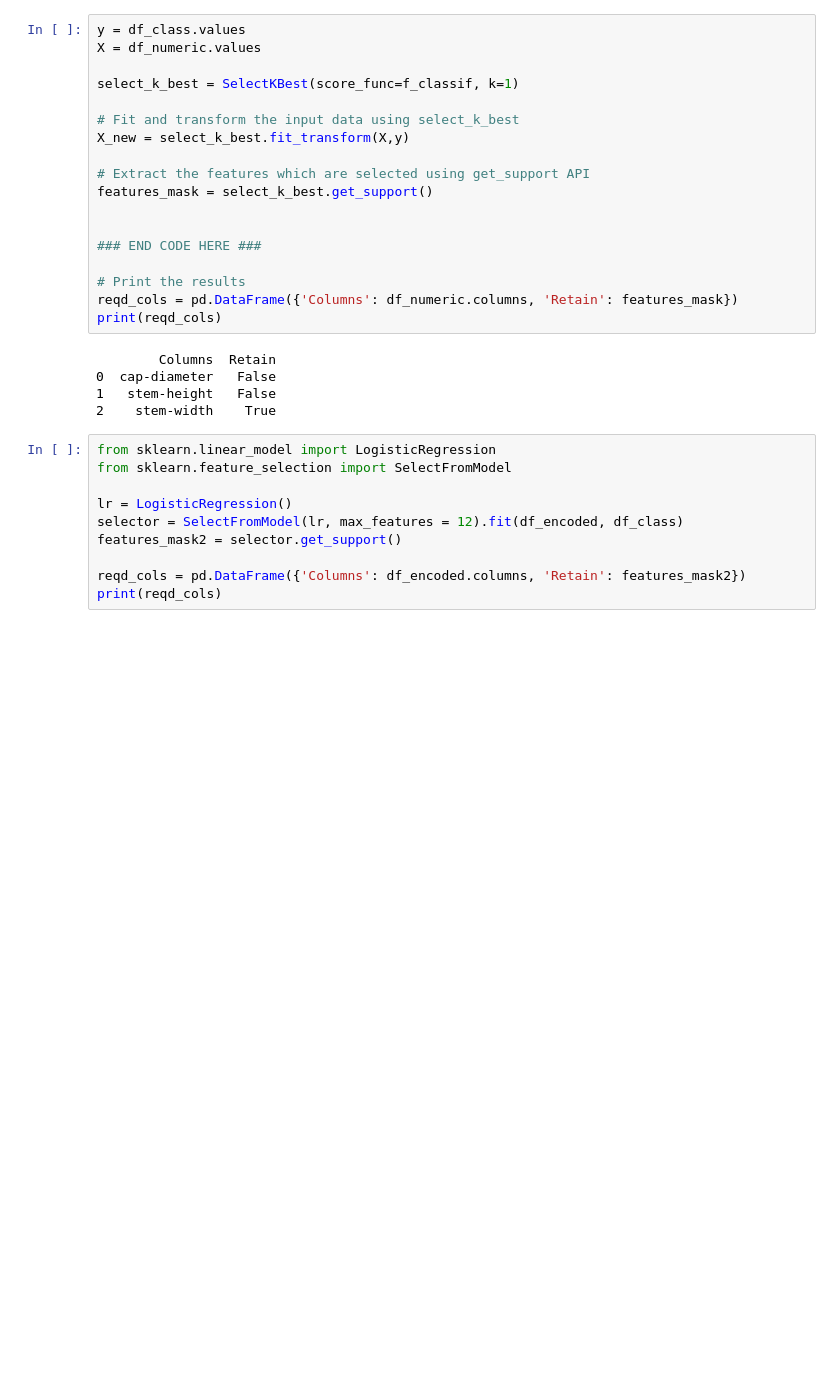
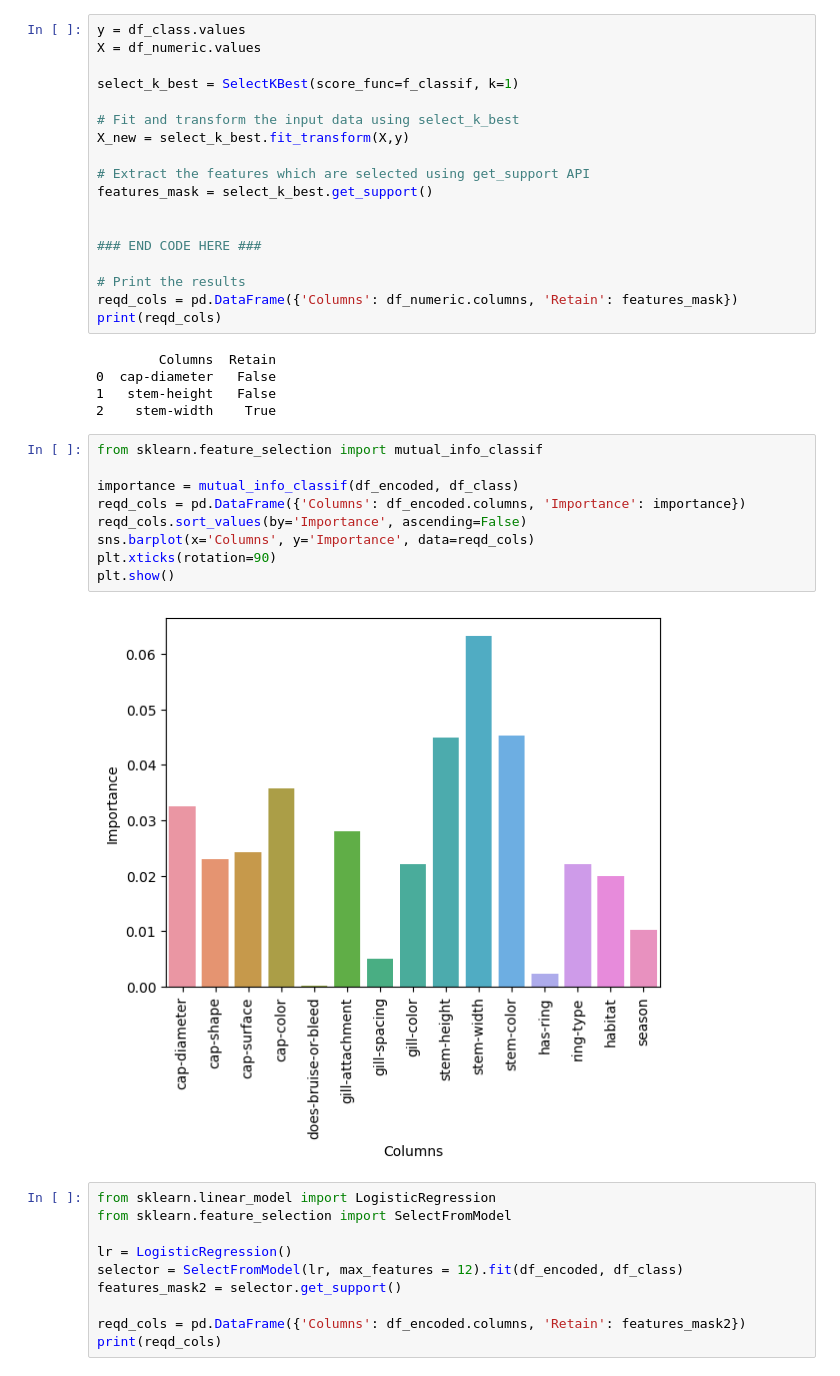
Before and after one commit to arnav10goel/CSE558-DSc-Project, a Jupyter notebook: feature_selection.ipynb, the cells around one changed output. Cells and saved outputs as stored; diff of their text form; blank space fills up the shorter version.

Commit message:
feature selection updated

```diff
--- a/feature_selection.ipynb
+++ b/feature_selection.ipynb
@@ -95,6 +95,17 @@ print(reqd_cols)
 0  cap-diameter   False
 1   stem-height   False
 2    stem-width    True
+# %%
+from sklearn.feature_selection import mutual_info_classif
+
+importance = mutual_info_classif(df_encoded, df_class)
+reqd_cols = pd.DataFrame({'Columns': df_encoded.columns, 'Importance': importance})
+reqd_cols.sort_values(by='Importance', ascending=False)
+sns.barplot(x='Columns', y='Importance', data=reqd_cols)
+plt.xticks(rotation=90)
+plt.show()
+# %% [output]
+[figure, added]
 # %%
 from sklearn.linear_model import LogisticRegression
 from sklearn.feature_selection import SelectFromModel
```
Also changed, not shown: parts of 7 cells of this notebook, 2 other files.
